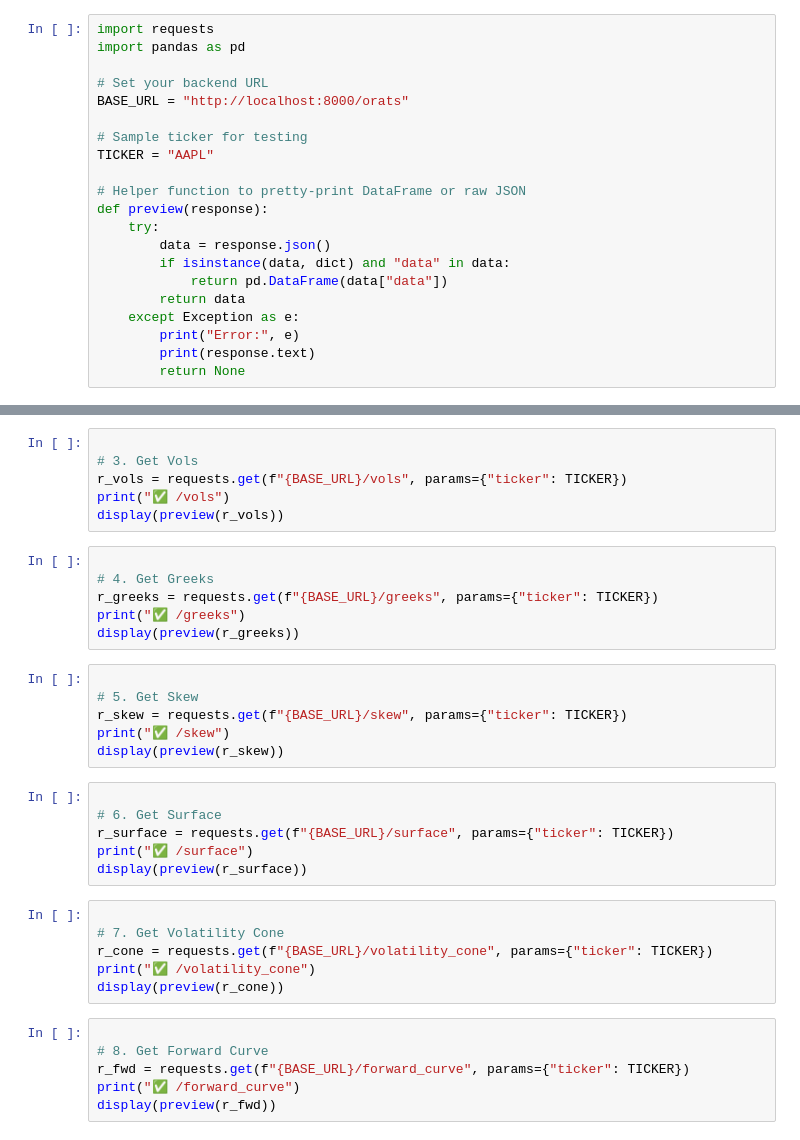
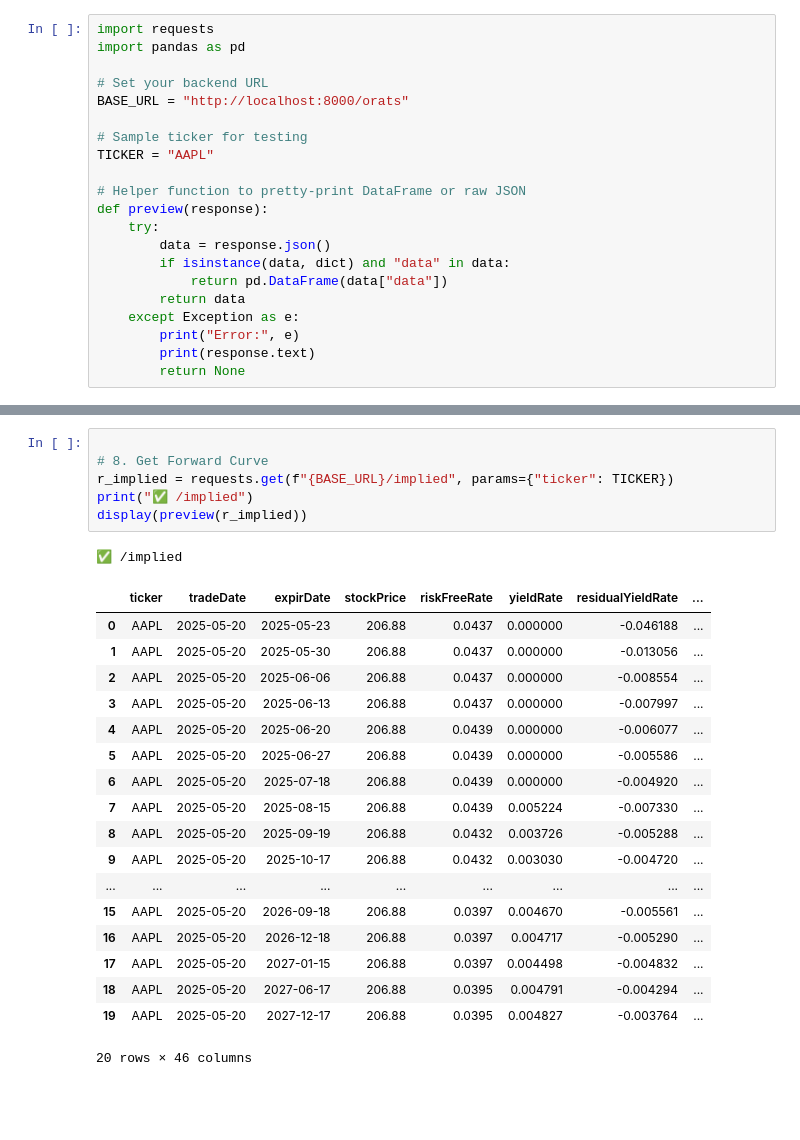
Before and after one commit to rorygwozdz/infra, a Jupyter notebook: devbook.ipynb, the cells around one changed output, grey strips where cells are left out. Drawn from its saved outputs; the diff is of its cells as text; blank space fills up the shorter version.

```diff
--- a/devbook.ipynb
+++ b/devbook.ipynb
@@ -38,36 +69,26 @@ display(preview(r_expirations))
 # %%
 
-# 3. Get Vols
-r_vols = requests.get(f"{BASE_URL}/vols", params={"ticker": TICKER})
-print("✅ /vols")
-display(preview(r_vols))
+# 8. Get Forward Curve
+r_implied = requests.get(f"{BASE_URL}/implied", params={"ticker": TICKER})
+print("✅ /implied")
+display(preview(r_implied))
+# %% [output]
+✅ /implied
+|  | ticker | tradeDate | expirDate | stockPrice | riskFreeRate | yieldRate | residualYieldRate | ... |
+| 0 | AAPL | 2025-05-20 | 2025-05-23 | 206.88 | 0.0437 | 0.000000 | -0.046188 | ... |
+| 1 | AAPL | 2025-05-20 | 2025-05-30 | 206.88 | 0.0437 | 0.000000 | -0.013056 | ... |
+| 2 | AAPL | 2025-05-20 | 2025-06-06 | 206.88 | 0.0437 | 0.000000 | -0.008554 | ... |
+| 3 | AAPL | 2025-05-20 | 2025-06-13 | 206.88 | 0.0437 | 0.000000 | -0.007997 | ... |
+| 4 | AAPL | 2025-05-20 | 2025-06-20 | 206.88 | 0.0439 | 0.000000 | -0.006077 | ... |
+| 5 | AAPL | 2025-05-20 | 2025-06-27 | 206.88 | 0.0439 | 0.000000 | -0.005586 | ... |
+| 6 | AAPL | 2025-05-20 | 2025-07-18 | 206.88 | 0.0439 | 0.000000 | -0.004920 | ... |
+| 7 | AAPL | 2025-05-20 | 2025-08-15 | 206.88 | 0.0439 | 0.005224 | -0.007330 | ... |
+| 8 | AAPL | 2025-05-20 | 2025-09-19 | 206.88 | 0.0432 | 0.003726 | -0.005288 | ... |
+| 9 | AAPL | 2025-05-20 | 2025-10-17 | 206.88 | 0.0432 | 0.003030 | -0.004720 | ... |
+| ... | ... | ... | ... | ... | ... | ... | ... | ... |
+| 15 | AAPL | 2025-05-20 | 2026-09-18 | 206.88 | 0.0397 | 0.004670 | -0.005561 | ... |
+| 16 | AAPL | 2025-05-20 | 2026-12-18 | 206.88 | 0.0397 | 0.004717 | -0.005290 | ... |
+| 17 | AAPL | 2025-05-20 | 2027-01-15 | 206.88 | 0.0397 | 0.004498 | -0.004832 | ... |
+| 18 | AAPL | 2025-05-20 | 2027-06-17 | 206.88 | 0.0395 | 0.004791 | -0.004294 | ... |
+| 19 | AAPL | 2025-05-20 | 2027-12-17 | 206.88 | 0.0395 | 0.004827 | -0.003764 | ... |
+20 rows × 46 columns
-# %%
-
-# 4. Get Greeks
-r_greeks = requests.get(f"{BASE_URL}/greeks", params={"ticker": TICKER})
-print("✅ /greeks")
-display(preview(r_greeks))
-# %%
-
-# 5. Get Skew
-r_skew = requests.get(f"{BASE_URL}/skew", params={"ticker": TICKER})
-print("✅ /skew")
-display(preview(r_skew))
-# %%
-
-# 6. Get Surface
-r_surface = requests.get(f"{BASE_URL}/surface", params={"ticker": TICKER})
-print("✅ /surface")
-display(preview(r_surface))
-# %%
-
-# 7. Get Volatility Cone
-r_cone = requests.get(f"{BASE_URL}/volatility_cone", params={"ticker": TICKER})
-print("✅ /volatility_cone")
-display(preview(r_cone))
-# %%
-
-# 8. Get Forward Curve
-r_fwd = requests.get(f"{BASE_URL}/forward_curve", params={"ticker": TICKER})
-print("✅ /forward_curve")
-display(preview(r_fwd))
```
Also changed, not shown: parts of 3 cells of this notebook, 1 other file.
